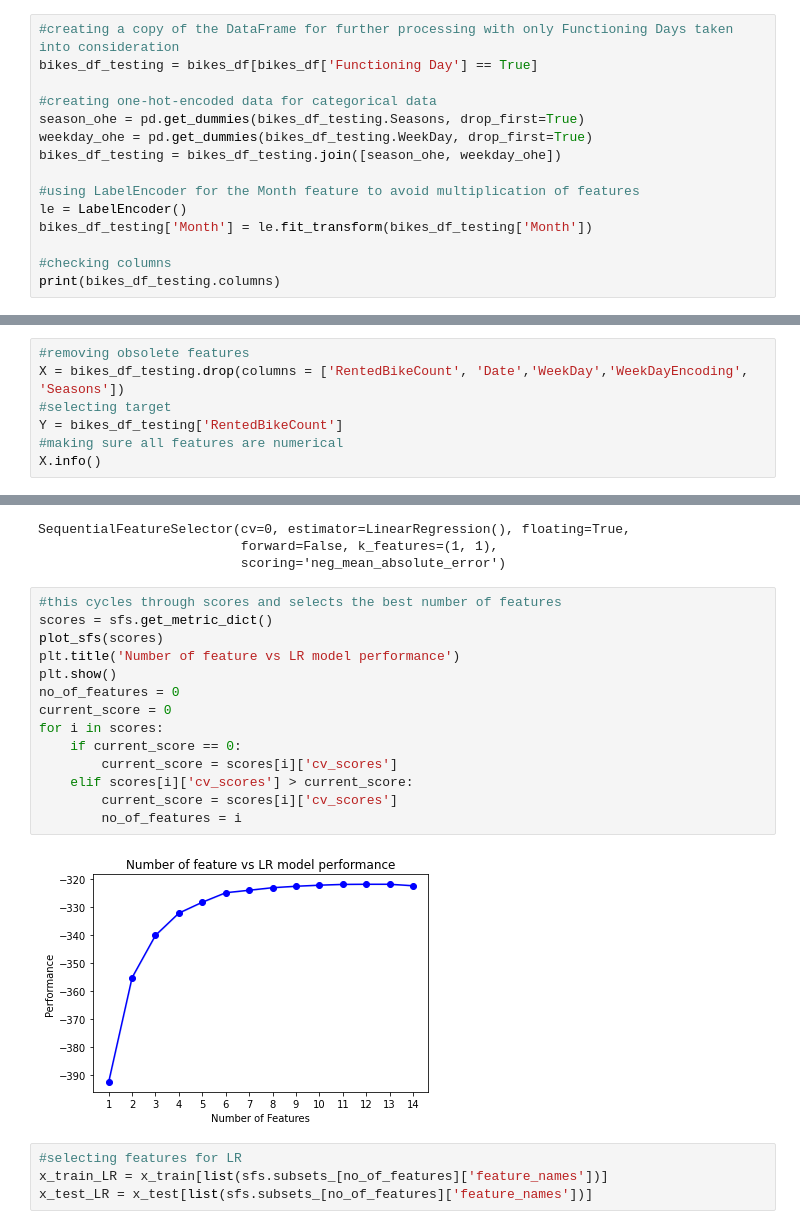
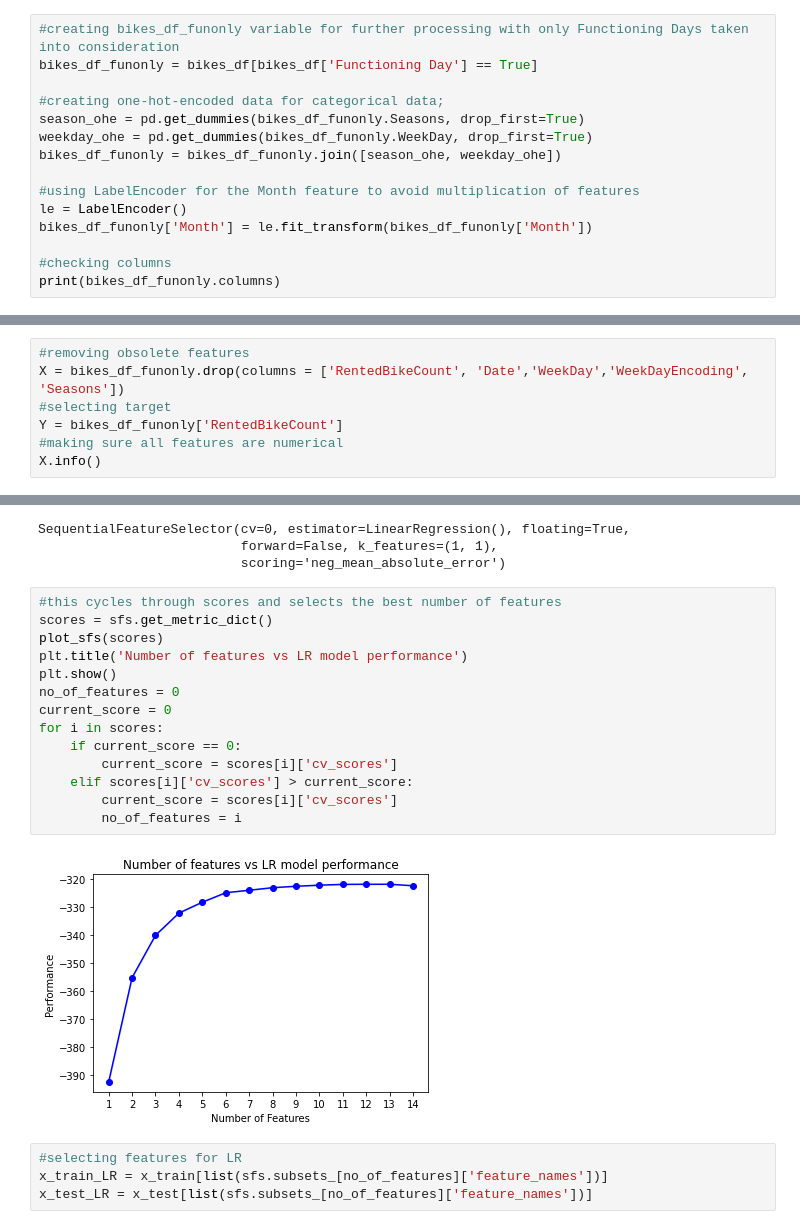
Before and after one commit to R0go/Bikes, a Jupyter notebook: Bikes_project.ipynb, the cells around one changed output, grey strips where cells are left out. Saved outputs shown, nothing was run; the diff lists cells and outputs as text.

```diff
--- a/Bikes_project.ipynb
+++ b/Bikes_project.ipynb
@@ -393,20 +414,20 @@ Based on the correlation matrix and the scatter plots, it seems the linear relat
 # %% [markdown]
 ## Feature Engineering
 # %%
-#creating a copy of the DataFrame for further processing with only Functioning Days taken into consideration
-bikes_df_testing = bikes_df[bikes_df['Functioning Day'] == True]
+#creating bikes_df_funonly variable for further processing with only Functioning Days taken into consideration
+bikes_df_funonly = bikes_df[bikes_df['Functioning Day'] == True]
 
-#creating one-hot-encoded data for categorical data
-season_ohe = pd.get_dummies(bikes_df_testing.Seasons, drop_first=True)
-weekday_ohe = pd.get_dummies(bikes_df_testing.WeekDay, drop_first=True)
-bikes_df_testing = bikes_df_testing.join([season_ohe, weekday_ohe])
+#creating one-hot-encoded data for categorical data;
+season_ohe = pd.get_dummies(bikes_df_funonly.Seasons, drop_first=True)
+weekday_ohe = pd.get_dummies(bikes_df_funonly.WeekDay, drop_first=True)
+bikes_df_funonly = bikes_df_funonly.join([season_ohe, weekday_ohe])
 
 #using LabelEncoder for the Month feature to avoid multiplication of features
 le = LabelEncoder()
-bikes_df_testing['Month'] = le.fit_transform(bikes_df_testing['Month'])
+bikes_df_funonly['Month'] = le.fit_transform(bikes_df_funonly['Month'])
 
 #checking columns
-print(bikes_df_testing.columns)
+print(bikes_df_funonly.columns)
 # %% [output]
 Index(['Date', 'RentedBikeCount', 'Hour', 'Temperature(C)', 'Humidity(%)',
        'WindSpeed(m/s)', 'Visibility(10m)', 'DewPointTemperature(C)',
@@ -417,9 +438,9 @@ Index(['Date', 'RentedBikeCount', 'Hour', 'Temperature(C)', 'Humidity(%)',
       dtype='object')
 # %%
 #removing obsolete features
-X = bikes_df_testing.drop(columns = ['RentedBikeCount', 'Date','WeekDay','WeekDayEncoding', 'Seasons'])
+X = bikes_df_funonly.drop(columns = ['RentedBikeCount', 'Date','WeekDay','WeekDayEncoding', 'Seasons'])
 #selecting target
-Y = bikes_df_testing['RentedBikeCount']
+Y = bikes_df_funonly['RentedBikeCount']
 #making sure all features are numerical
 X.info()
 # %% [output]
@@ -514,19 +535,19 @@ SequentialFeatureSelector(cv=0, estimator=LinearRegression(), floating=True,
 # %%
 #this cycles through scores and selects the best number of features
 scores = sfs.get_metric_dict()
 plot_sfs(scores)
-plt.title('Number of feature vs LR model performance')
+plt.title('Number of features vs LR model performance')
 plt.show()
 no_of_features = 0
 current_score = 0
 for i in scores:
     if current_score == 0:
         current_score = scores[i]['cv_scores']
     elif scores[i]['cv_scores'] > current_score:
         current_score = scores[i]['cv_scores']
         no_of_features = i
 # %% [output]
-[figure, old version]
+[figure, new version]
 # %%
 #selecting features for LR
 x_train_LR = x_train[list(sfs.subsets_[no_of_features]['feature_names'])]
```
Also changed, not shown: parts of 17 cells of this notebook, 1 other file.
